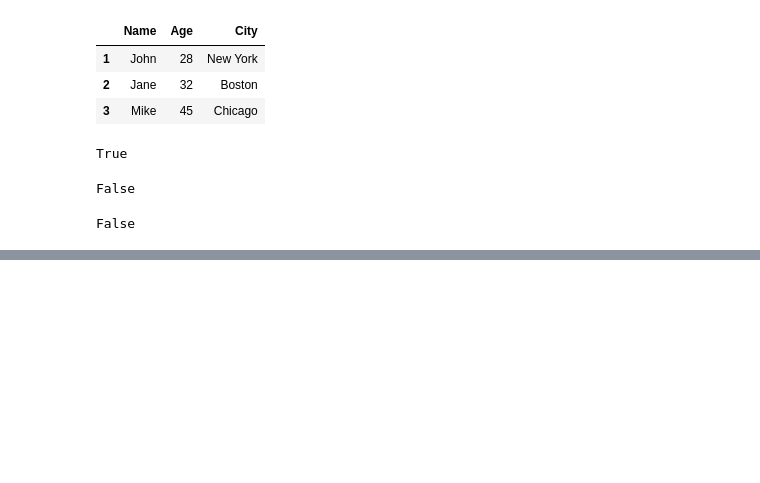
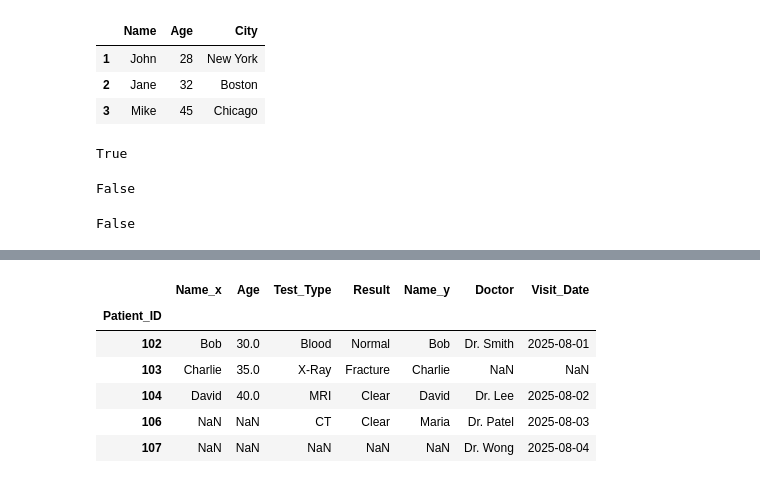
Before and after one commit to mseifoori/Machine-Learning-Exercises, a Jupyter notebook: Data_Processing/Notes/pandas_notes.ipynb, the cells around one changed output, grey strips where cells are left out. Saved outputs shown, nothing was run; the diff lists cells and outputs as text; code cells hidden in the pictures; blank space fills up the shorter version.

```diff
--- a/Data_Processing/Notes/pandas_notes.ipynb
+++ b/Data_Processing/Notes/pandas_notes.ipynb
@@ -715,0 +831,2 @@ False
+# %%
+tests_df['Name'] = ['Bob', 'Charlie', 'David', 'Maria']
@@ -715,0 +865,3 @@ False
+# %%
+patients_info = pd.merge(patients_df, tests_df, on='Patient_ID', how='right')
+patients_info
@@ -715,0 +874,3 @@ False
+# %%
+patients_info.index = patients_info['Patient_ID']
+patients_info.drop(columns='Patient_ID', inplace=True)
@@ -715,0 +888,8 @@ False
+# %%
+data = {
+    'Patient_ID': [102, 104, 106, 107],
+    'Doctor': ['Dr. Smith', 'Dr. Lee', 'Dr. Patel', 'Dr. Wong'],
+    'Visit_Date': ['2025-08-01', '2025-08-02', '2025-08-03', '2025-08-04']
+}
+df_data = pd.DataFrame(data).set_index('Patient_ID')
+df_data
@@ -715,0 +903,10 @@ False
+# %%
+pd.merge(patients_info, df_data, left_index=True, right_index=True, how='outer')
+# %% [output]
+|  | Name_x | Age | Test_Type | Result | Name_y | Doctor | Visit_Date |
+| Patient_ID |  |  |  |  |  |  |  |
+| 102 | Bob | 30.0 | Blood | Normal | Bob | Dr. Smith | 2025-08-01 |
+| 103 | Charlie | 35.0 | X-Ray | Fracture | Charlie | NaN | NaN |
+| 104 | David | 40.0 | MRI | Clear | David | Dr. Lee | 2025-08-02 |
+| 106 | NaN | NaN | CT | Clear | Maria | Dr. Patel | 2025-08-03 |
+| 107 | NaN | NaN | NaN | NaN | NaN | Dr. Wong | 2025-08-04 |
```
Also changed, not shown: parts of 19 cells of this notebook, 1 other file.
